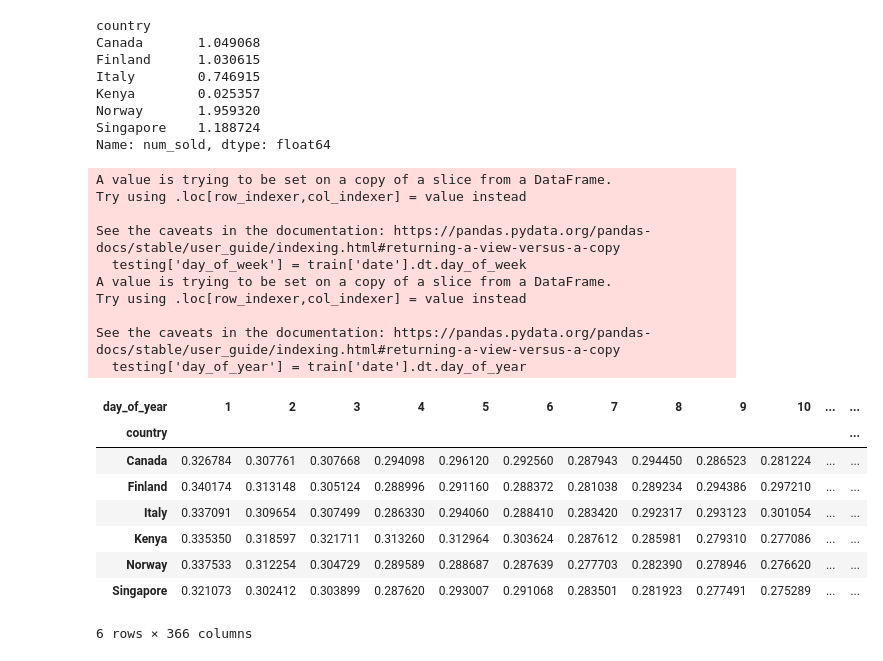
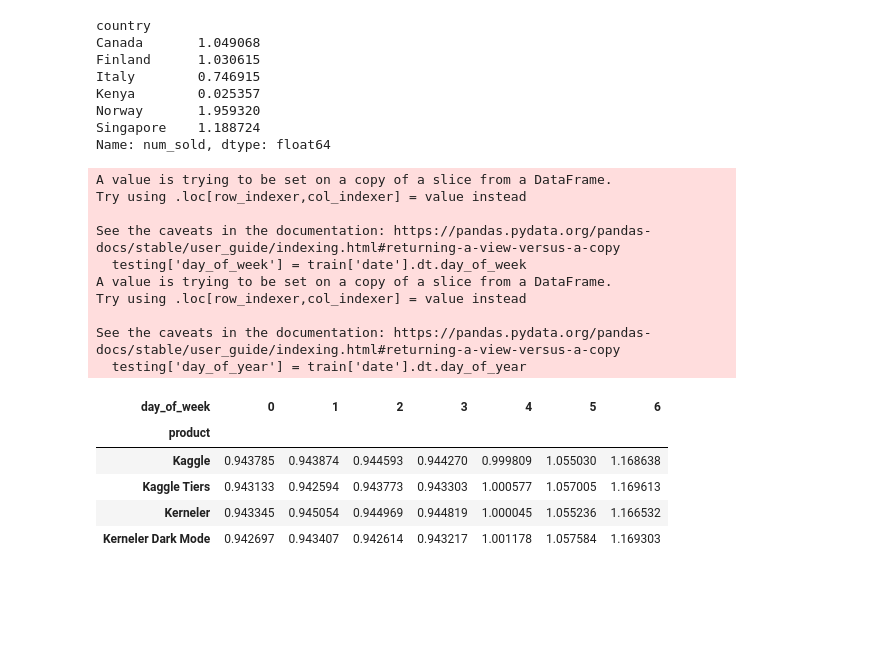
Before and after one commit to akhilkammila/sticker-sales, a Jupyter notebook: multiplicative/multiplicative_model.ipynb, the cells around one changed output. Drawn from its saved outputs; the diff is of its cells as text; code cells hidden in the pictures; blank space fills up the shorter version.

Commit message:
mult testing cont., tried mean(sold/ratio) * ratio

```diff
--- a/multiplicative/multiplicative_model.ipynb
+++ b/multiplicative/multiplicative_model.ipynb
@@ -219,27 +217,25 @@ Name: num_sold, dtype: float64
 # %%
 testing = train[train['product'] != 'Holographic Goose']
 testing['day_of_week'] = train['date'].dt.day_of_week
 testing['day_of_year'] = train['date'].dt.day_of_year
 
-grouping = testing.groupby(['country', 'day_of_year'])['num_sold'].mean().unstack()
-grouping.div(grouping.sum(axis=1), axis=0)*100
+grouping = testing.groupby(['product', 'day_of_week'])['num_sold'].mean().unstack()
+grouping.div(grouping.mean(axis=1), axis=0)
+# grouping.div(grouping.mean(axis=1), axis=0).mean(axis=0).to_csv('../features/day_of_year.csv')
 # %% [output]
 A value is trying to be set on a copy of a slice from a DataFrame.
 Try using .loc[row_indexer,col_indexer] = value instead
 
 See the caveats in the documentation: https://pandas.pydata.org/pandas-docs/stable/user_guide/indexing.html#returning-a-view-versus-a-copy
   testing['day_of_week'] = train['date'].dt.day_of_week
 A value is trying to be set on a copy of a slice from a DataFrame.
 Try using .loc[row_indexer,col_indexer] = value instead
 
 See the caveats in the documentation: https://pandas.pydata.org/pandas-docs/stable/user_guide/indexing.html#returning-a-view-versus-a-copy
   testing['day_of_year'] = train['date'].dt.day_of_year
-| day_of_year | 1 | 2 | 3 | 4 | 5 | 6 | 7 | 8 | 9 | 10 | ... | ... |
-| country |  |  |  |  |  |  |  |  |  |  |  | ... |
-| Canada | 0.326784 | 0.307761 | 0.307668 | 0.294098 | 0.296120 | 0.292560 | 0.287943 | 0.294450 | 0.286523 | 0.281224 | ... | ... |
-| Finland | 0.340174 | 0.313148 | 0.305124 | 0.288996 | 0.291160 | 0.288372 | 0.281038 | 0.289234 | 0.294386 | 0.297210 | ... | ... |
-| Italy | 0.337091 | 0.309654 | 0.307499 | 0.286330 | 0.294060 | 0.288410 | 0.283420 | 0.292317 | 0.293123 | 0.301054 | ... | ... |
-| Kenya | 0.335350 | 0.318597 | 0.321711 | 0.313260 | 0.312964 | 0.303624 | 0.287612 | 0.285981 | 0.279310 | 0.277086 | ... | ... |
-| Norway | 0.337533 | 0.312254 | 0.304729 | 0.289589 | 0.288687 | 0.287639 | 0.277703 | 0.282390 | 0.278946 | 0.276620 | ... | ... |
-| Singapore | 0.321073 | 0.302412 | 0.303899 | 0.287620 | 0.293007 | 0.291068 | 0.283501 | 0.281923 | 0.277491 | 0.275289 | ... | ... |
+| day_of_week | 0 | 1 | 2 | 3 | 4 | 5 | 6 |
+| product |  |  |  |  |  |  |  |
+| Kaggle | 0.943785 | 0.943874 | 0.944593 | 0.944270 | 0.999809 | 1.055030 | 1.168638 |
+| Kaggle Tiers | 0.943133 | 0.942594 | 0.943773 | 0.943303 | 1.000577 | 1.057005 | 1.169613 |
+| Kerneler | 0.943345 | 0.945054 | 0.944969 | 0.944819 | 1.000045 | 1.055236 | 1.166532 |
+| Kerneler Dark Mode | 0.942697 | 0.943407 | 0.942614 | 0.943217 | 1.001178 | 1.057584 | 1.169303 |
-6 rows × 366 columns
```
Also changed, not shown: parts of 2 cells of this notebook, 3 other files.
